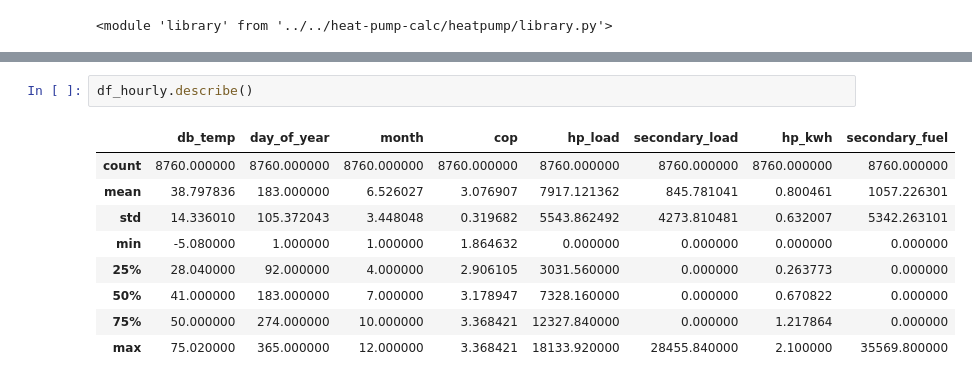
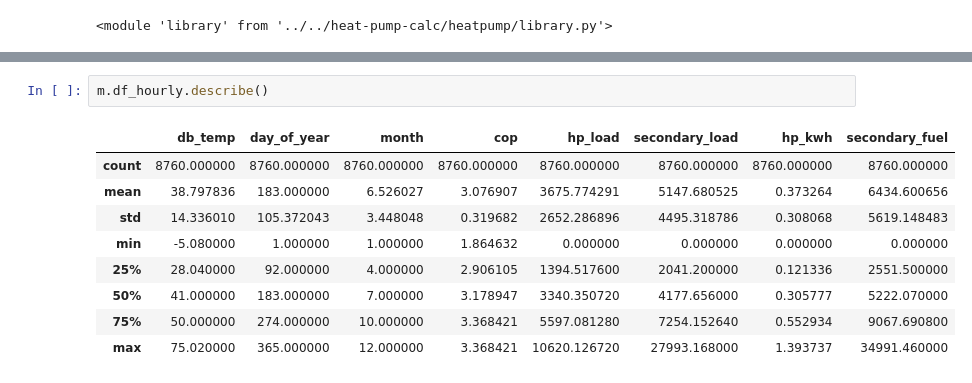
Before and after one commit to alanmitchell/heat-pump-study, a Jupyter notebook: general/calc_model_dev.ipynb, the cells around one changed output, grey strips where cells are left out. Saved outputs shown, nothing was run; the diff lists cells and outputs as text.

```diff
--- a/general/calc_model_dev.ipynb
+++ b/general/calc_model_dev.ipynb
@@ -408,13 +305,13 @@ Seasonal COP: 2.89
-# %%
-df_hourly.describe()
-# %% [output]
-|  | db_temp | day_of_year | month | cop | hp_load | secondary_load | hp_kwh | secondary_fuel |
-| count | 8760.000000 | 8760.000000 | 8760.000000 | 8760.000000 | 8760.000000 | 8760.000000 | 8760.000000 | 8760.000000 |
-| mean | 38.797836 | 183.000000 | 6.526027 | 3.076907 | 7917.121362 | 845.781041 | 0.800461 | 1057.226301 |
-| std | 14.336010 | 105.372043 | 3.448048 | 0.319682 | 5543.862492 | 4273.810481 | 0.632007 | 5342.263101 |
-| min | -5.080000 | 1.000000 | 1.000000 | 1.864632 | 0.000000 | 0.000000 | 0.000000 | 0.000000 |
-| 25% | 28.040000 | 92.000000 | 4.000000 | 2.906105 | 3031.560000 | 0.000000 | 0.263773 | 0.000000 |
-| 50% | 41.000000 | 183.000000 | 7.000000 | 3.178947 | 7328.160000 | 0.000000 | 0.670822 | 0.000000 |
-| 75% | 50.000000 | 274.000000 | 10.000000 | 3.368421 | 12327.840000 | 0.000000 | 1.217864 | 0.000000 |
-| max | 75.020000 | 365.000000 | 12.000000 | 3.368421 | 18133.920000 | 28455.840000 | 2.100000 | 35569.800000 |
+# %%
+m.df_hourly.describe()
+# %% [output]
+|  | db_temp | day_of_year | month | cop | hp_load | secondary_load | hp_kwh | secondary_fuel |
+| count | 8760.000000 | 8760.000000 | 8760.000000 | 8760.000000 | 8760.000000 | 8760.000000 | 8760.000000 | 8760.000000 |
+| mean | 38.797836 | 183.000000 | 6.526027 | 3.076907 | 3675.774291 | 5147.680525 | 0.373264 | 6434.600656 |
+| std | 14.336010 | 105.372043 | 3.448048 | 0.319682 | 2652.286896 | 4495.318786 | 0.308068 | 5619.148483 |
+| min | -5.080000 | 1.000000 | 1.000000 | 1.864632 | 0.000000 | 0.000000 | 0.000000 | 0.000000 |
+| 25% | 28.040000 | 92.000000 | 4.000000 | 2.906105 | 1394.517600 | 2041.200000 | 0.121336 | 2551.500000 |
+| 50% | 41.000000 | 183.000000 | 7.000000 | 3.178947 | 3340.350720 | 4177.656000 | 0.305777 | 5222.070000 |
+| 75% | 50.000000 | 274.000000 | 10.000000 | 3.368421 | 5597.081280 | 7254.152640 | 0.552934 | 9067.690800 |
+| max | 75.020000 | 365.000000 | 12.000000 | 3.368421 | 10620.126720 | 27993.168000 | 1.393737 | 34991.460000 |
 # %%
```
Also changed, not shown: parts of 11 cells of this notebook.
